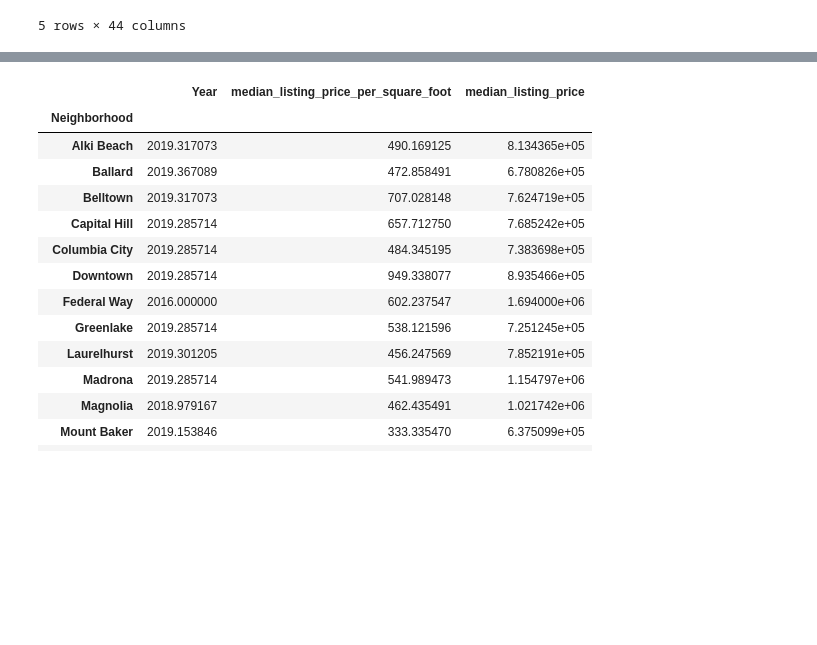
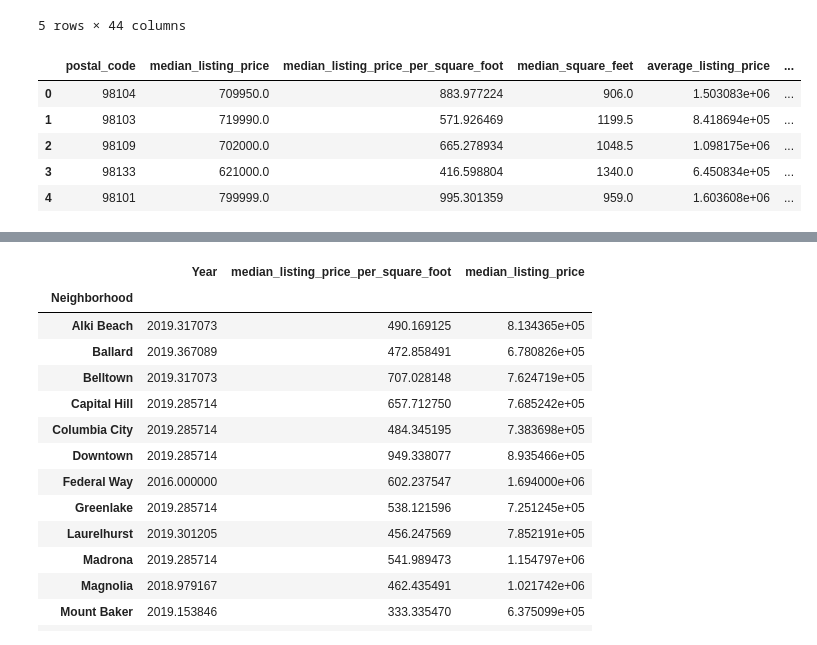
Before and after one commit to NehaJantre/1-Rental-Income-Home-Evaluator-Application, a Jupyter notebook: main.ipynb, the cells around one changed output, grey strips where cells are left out. Drawn from its saved outputs; the diff is of its cells as text; code cells hidden in the pictures; blank space fills up the shorter version.

Commit message:
add housing data

```diff
--- a/main.ipynb
+++ b/main.ipynb
@@ -253,12 +253,11 @@ available      object
 price         float64
 dtype: object
 # %%
-data2_df =  pd.read_csv(
+house_sales_df =  pd.read_csv(
     Path("Data/RDC_Inventory_Core_Metrics_Zip_History.csv")
 )
 
-data2_df.dropna()
-display(data2_df.head())
+display(house_sales_df.head())
 # %% [output]
 |  | Date | Month | Year | month_date_yyyymm | postal_code | zip_name | flag | median_listing_price | ... |
 | 0 | 2021-06 | 6.0 | 2021.0 | 202106 | 98104 | seattle, wa | NaN | 709950.0 | ... |
@@ -267,3 +266,18 @@ display(data2_df.head())
 | 3 | 2021-06 | 6.0 | 2021.0 | 202106 | 98133 | seattle, wa | NaN | 621000.0 | ... |
 | 4 | 2021-06 | 6.0 | 2021.0 | 202106 | 98101 | seattle, wa | NaN | 799999.0 | ... |
 5 rows × 44 columns
+# %%
+# filter house_sales_df columns
+
+columns = [ "postal_code", "median_listing_price",  "median_listing_price_per_square_foot", "median_square_feet", "average_listing_price", "Neighborhood", "Year"]
+house_sales_df = house_sales_df[columns]
+house_sales_df = house_sales_df.dropna()
+display(house_sales_df.head())
+display(house_sales_df.tail())
+# %% [output]
+|  | postal_code | median_listing_price | median_listing_price_per_square_foot | median_square_feet | average_listing_price | ... |
+| 0 | 98104 | 709950.0 | 883.977224 | 906.0 | 1.503083e+06 | ... |
+| 1 | 98103 | 719990.0 | 571.926469 | 1199.5 | 8.418694e+05 | ... |
+| 2 | 98109 | 702000.0 | 665.278934 | 1048.5 | 1.098175e+06 | ... |
+| 3 | 98133 | 621000.0 | 416.598804 | 1340.0 | 6.450834e+05 | ... |
+| 4 | 98101 | 799999.0 | 995.301359 | 959.0 | 1.603608e+06 | ... |
```
Also changed, not shown: parts of 2 cells of this notebook.
